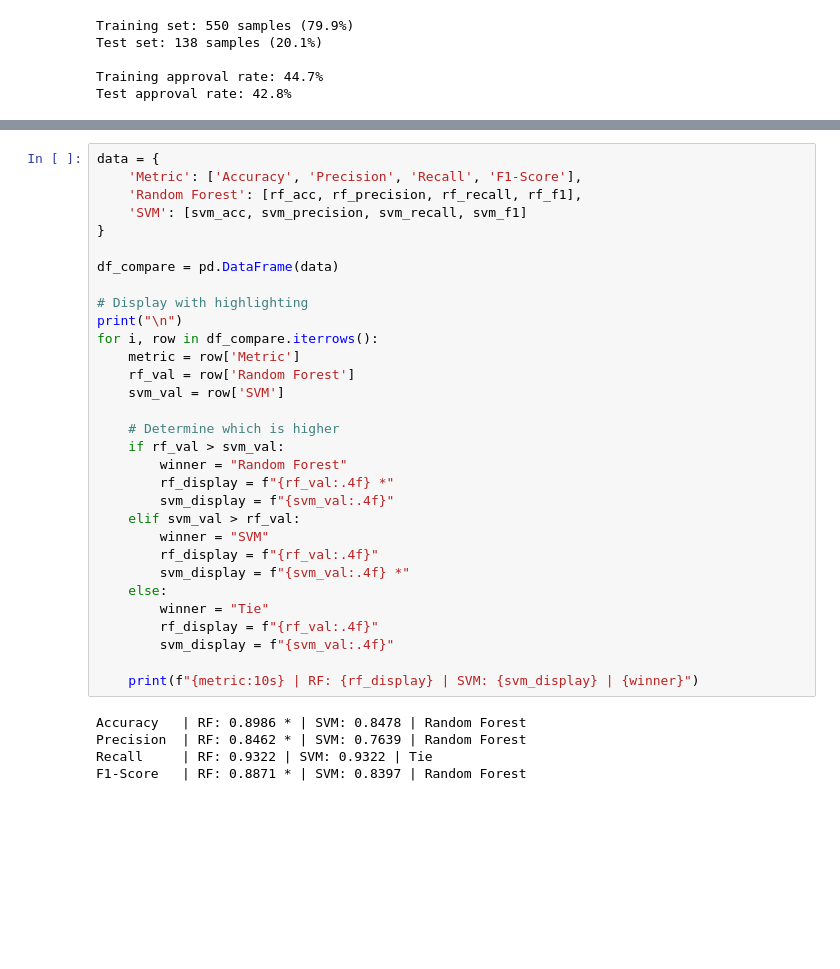
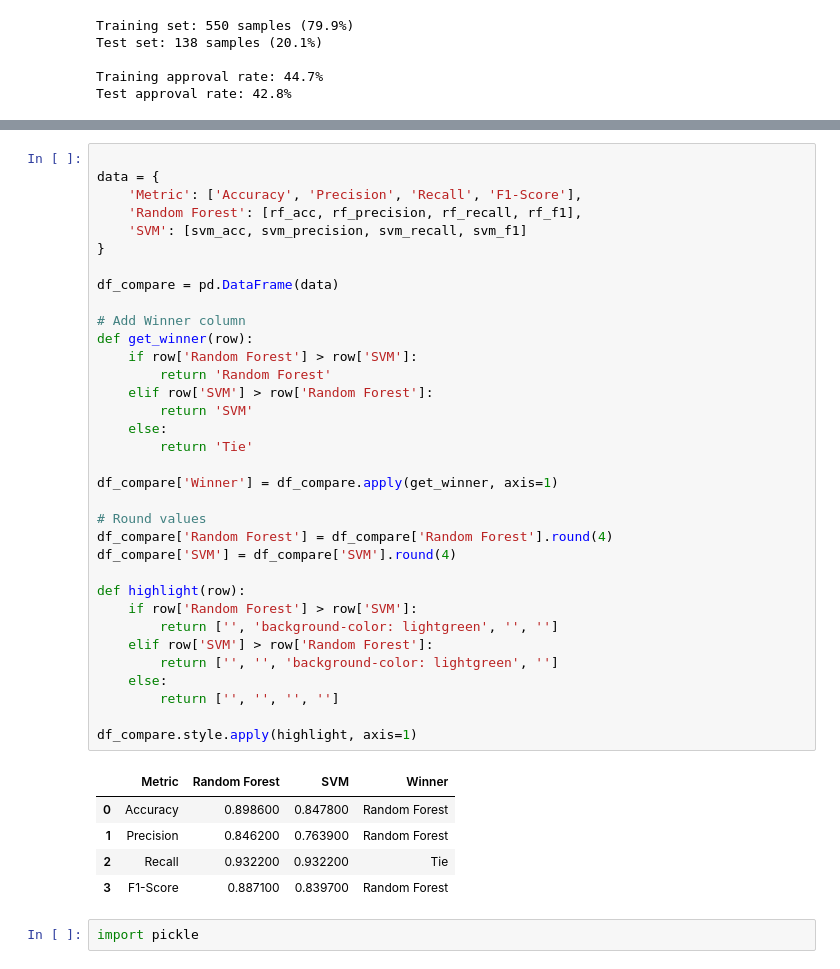
Before and after one commit to saheer-ASM/Machine-_Learning_Project, a Jupyter notebook: Model.ipynb, the cells around one changed output, grey strips where cells are left out. Saved outputs shown, nothing was run; the diff lists cells and outputs as text; blank space fills up the shorter version.

```diff
--- a/Model.ipynb
+++ b/Model.ipynb
@@ -359,38 +389,44 @@ SVM Results:
   F1-Score:  0.8397
 [figure]
 # %%
+
 data = {
     'Metric': ['Accuracy', 'Precision', 'Recall', 'F1-Score'],
     'Random Forest': [rf_acc, rf_precision, rf_recall, rf_f1],
     'SVM': [svm_acc, svm_precision, svm_recall, svm_f1]
 }
 
 df_compare = pd.DataFrame(data)
 
-# Display with highlighting
-print("\n")
-for i, row in df_compare.iterrows():
-    metric = row['Metric']
-    rf_val = row['Random Forest']
-    svm_val = row['SVM']
+# Add Winner column
+def get_winner(row):
+    if row['Random Forest'] > row['SVM']:
+        return 'Random Forest'
+    elif row['SVM'] > row['Random Forest']:
+        return 'SVM'
+    else:
+        return 'Tie'
 
-    # Determine which is higher
-    if rf_val > svm_val:
-        winner = "Random Forest"
-        rf_display = f"{rf_val:.4f} *"
-        svm_display = f"{svm_val:.4f}"
-    elif svm_val > rf_val:
-        winner = "SVM"
-        rf_display = f"{rf_val:.4f}"
-        svm_display = f"{svm_val:.4f} *"
+df_compare['Winner'] = df_compare.apply(get_winner, axis=1)
+
+# Round values
+df_compare['Random Forest'] = df_compare['Random Forest'].round(4)
+df_compare['SVM'] = df_compare['SVM'].round(4)
+
+def highlight(row):
+    if row['Random Forest'] > row['SVM']:
+        return ['', 'background-color: lightgreen', '', '']
+    elif row['SVM'] > row['Random Forest']:
+        return ['', '', 'background-color: lightgreen', '']
     else:
-        winner = "Tie"
-        rf_display = f"{rf_val:.4f}"
-        svm_display = f"{svm_val:.4f}"
+        return ['', '', '', '']
 
-    print(f"{metric:10s} | RF: {rf_display} | SVM: {svm_display} | {winner}")
+df_compare.style.apply(highlight, axis=1)
 # %% [output]
-Accuracy   | RF: 0.8986 * | SVM: 0.8478 | Random Forest
-Precision  | RF: 0.8462 * | SVM: 0.7639 | Random Forest
-Recall     | RF: 0.9322 | SVM: 0.9322 | Tie
-F1-Score   | RF: 0.8871 * | SVM: 0.8397 | Random Forest
+|  | Metric | Random Forest | SVM | Winner |
+| 0 | Accuracy | 0.898600 | 0.847800 | Random Forest |
+| 1 | Precision | 0.846200 | 0.763900 | Random Forest |
+| 2 | Recall | 0.932200 | 0.932200 | Tie |
+| 3 | F1-Score | 0.887100 | 0.839700 | Random Forest |
+# %%
+import pickle
```
Also changed, not shown: parts of 14 cells of this notebook, 4 other files.
